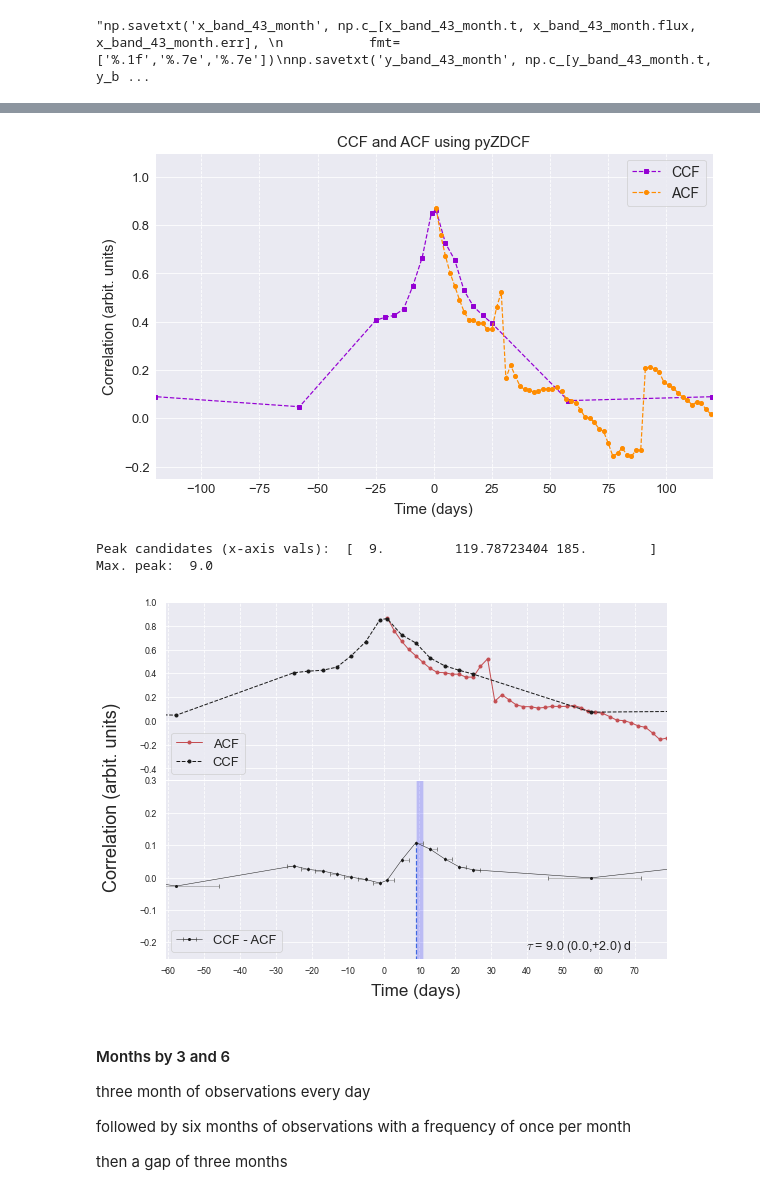
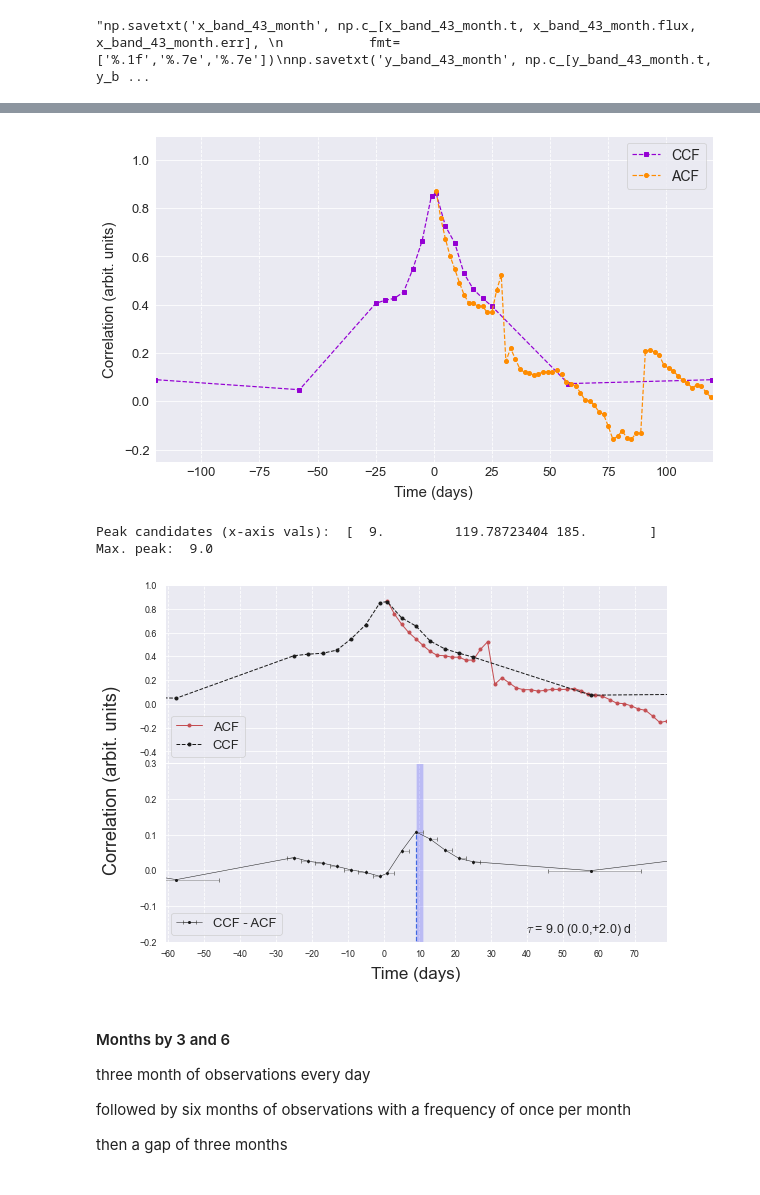
Before and after one commit to NicoGalvarino/AGN_Tutorials_Git, a Jupyter notebook: Tutorial_5_RevMap/RM_tutorial_pyzdcf.ipynb, the cells around one changed output, grey strips where cells are left out. Cells and saved outputs as stored; diff of their text form; code cells hidden in the pictures.

```diff
--- a/Tutorial_5_RevMap/RM_tutorial_pyzdcf.ipynb
+++ b/Tutorial_5_RevMap/RM_tutorial_pyzdcf.ipynb
@@ -596,17 +598,19 @@ ccf_x_band_43_monthy_band_43_month.dcf written...
 
 pyZDCF ended.
 # %%
-plot_acf_ccf(x_month_ACF, x_y_month_CCF, save=True, save_filename='artificial_x_y_month', save_path='./CCF_plots/')
+plot_acf_ccf(x_month_ACF, x_y_month_CCF, save=True, save_filename='art_x_y_month', save_path='./CCF_plots/')
 # %% [output]
-[figure, old version]
+[figure, new version]
 # %%
 x_y_month_final = final_CCF(x_month_ACF, x_y_month_CCF)
 # %%
-peak_and_plot(x_y_month_final, x_month_ACF, x_y_month_CCF, save_plot=True, filename='artificial_x_y_month', ylim_ax2=(-0.25, 0.3))
+tau_month, peaks_x_month, peaks_y_month = peak_and_plot(x_y_month_final, x_month_ACF, x_y_month_CCF, save_plot=True,
+                                                        filename='./CCF_plots/artificial_x_y_month',
+                                                        ylim_ax2=(-0.2, 0.3))
 # %% [output]
 Peak candidates (x-axis vals):  [  9.         119.78723404 185.        ]
 Max. peak:  9.0
-[figure, old version]
+[figure, new version]
 # %% [markdown]
 #### Months by 3 and 6
 
```
Also changed, not shown: parts of 8 cells of this notebook, 18 other files.
